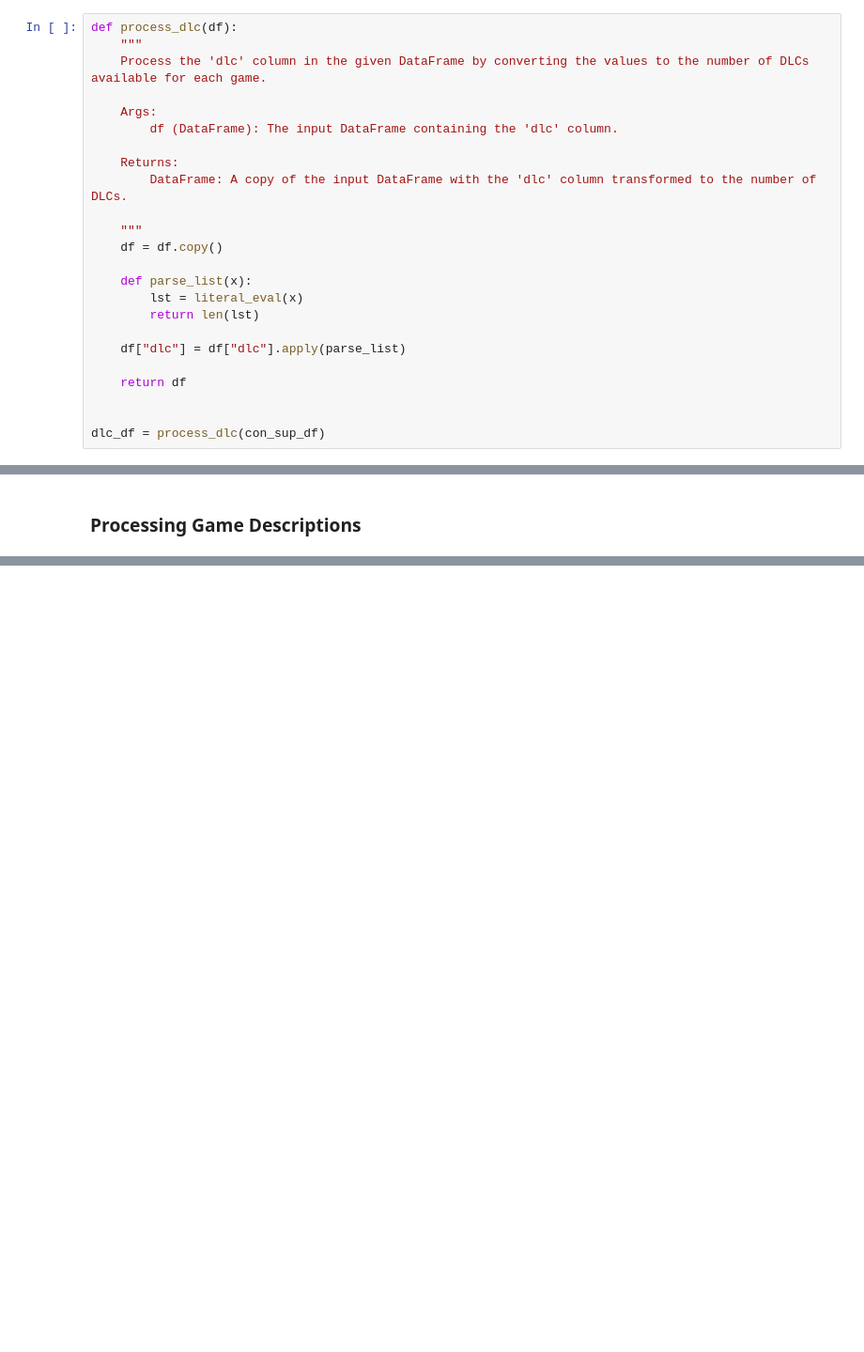
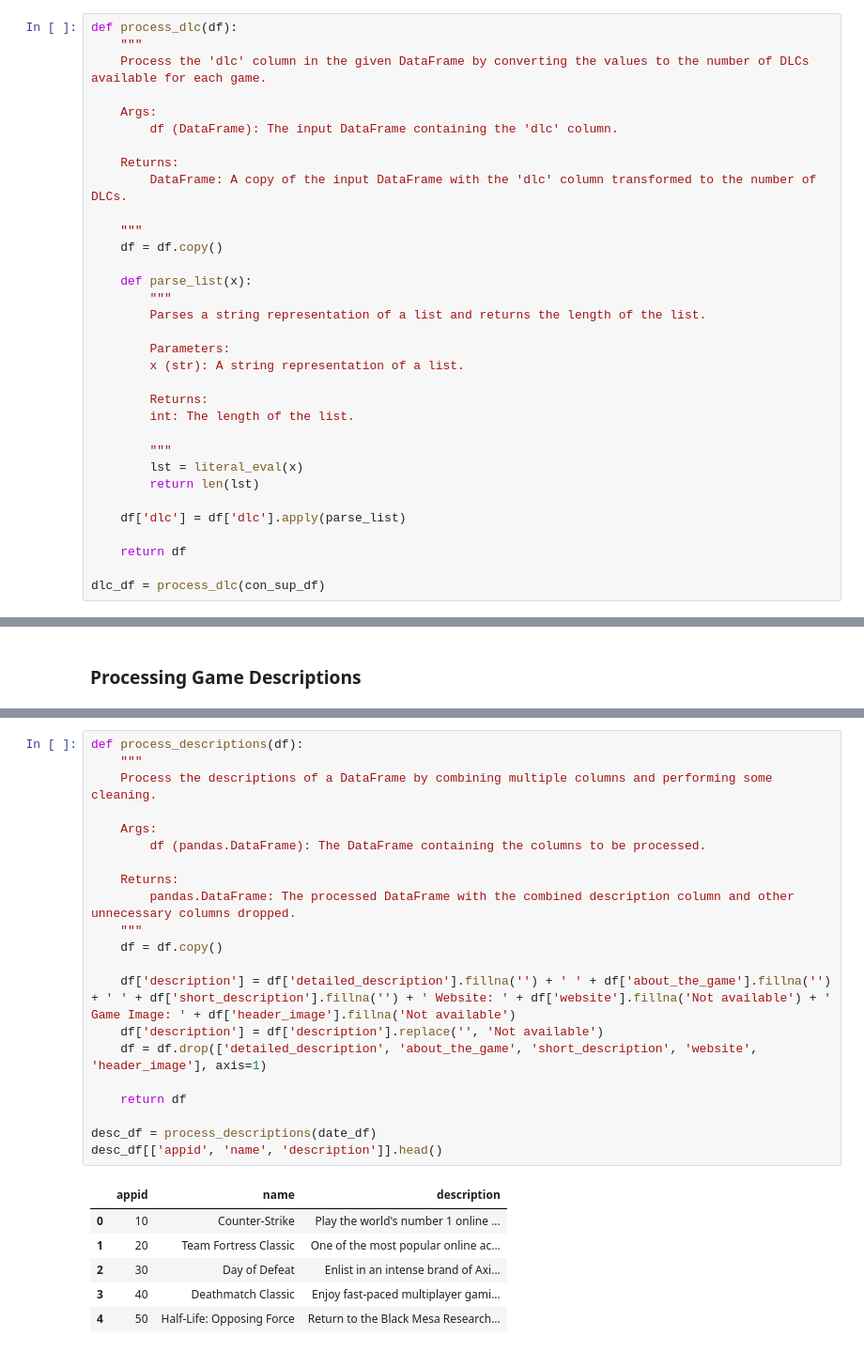
Before and after one commit to DataForgeOpenAIHub/Steam-Sales-Analysis, a Jupyter notebook: steam_sales/notebooks/steam_data_cleaning.ipynb, the cells around one changed output, grey strips where cells are left out. Shown at 94% size. Saved outputs shown, nothing was run; the diff lists cells and outputs as text; blank space fills up the shorter version.

```diff
--- a/steam_sales/notebooks/steam_data_cleaning.ipynb
+++ b/steam_sales/notebooks/steam_data_cleaning.ipynb
@@ -684,14 +638,23 @@ def process_dlc(df):
     df = df.copy()
 
     def parse_list(x):
+        """
+        Parses a string representation of a list and returns the length of the list.
+
+        Parameters:
+        x (str): A string representation of a list.
+
+        Returns:
+        int: The length of the list.
+
+        """
         lst = literal_eval(x)
         return len(lst)
 
-    df["dlc"] = df["dlc"].apply(parse_list)
+    df['dlc'] = df['dlc'].apply(parse_list)
 
     return df
 
-
 dlc_df = process_dlc(con_sup_df)
 # %% [markdown]
 ### Processing Requirements
@@ -744,0 +764,28 @@ raw_steam_data[raw_steam_data["appid"] == 745840]
+# %%
+def process_descriptions(df):
+    """
+    Process the descriptions of a DataFrame by combining multiple columns and performing some cleaning.
+
+    Args:
+        df (pandas.DataFrame): The DataFrame containing the columns to be processed.
+
+    Returns:
+        pandas.DataFrame: The processed DataFrame with the combined description column and other unnecessary columns dropped.
+    """
+    df = df.copy()
+
+    df['description'] = df['detailed_description'].fillna('') + ' ' + df['about_the_game'].fillna('') + ' ' + df['short_description'].fillna('') + ' Website: ' + df['website'].fillna('Not available') + ' Game Image: ' + df['header_image'].fillna('Not available')
+    df['description'] = df['description'].replace('', 'Not available')
+    df = df.drop(['detailed_description', 'about_the_game', 'short_description', 'website', 'header_image'], axis=1)
+
+    return df
+
+desc_df = process_descriptions(date_df)
+desc_df[['appid', 'name', 'description']].head()
+# %% [output]
+|  | appid | name | description |
+| 0 | 10 | Counter-Strike | Play the world's number 1 online ... |
+| 1 | 20 | Team Fortress Classic | One of the most popular online ac... |
+| 2 | 30 | Day of Defeat | Enlist in an intense brand of Axi... |
+| 3 | 40 | Deathmatch Classic | Enjoy fast-paced multiplayer gami... |
+| 4 | 50 | Half-Life: Opposing Force | Return to the Black Mesa Research... |
```
Also changed, not shown: parts of 57 cells of this notebook.
